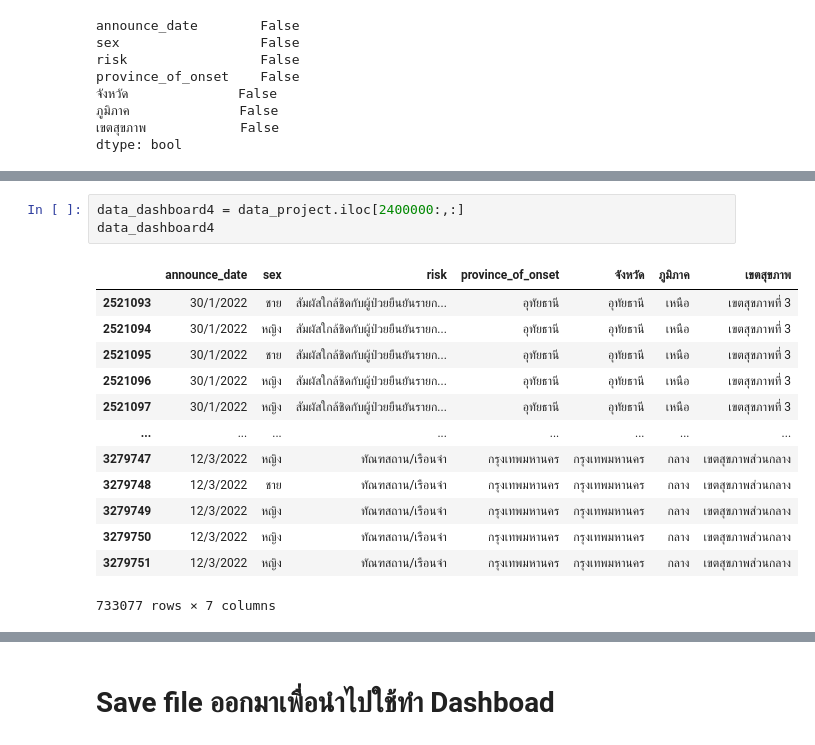
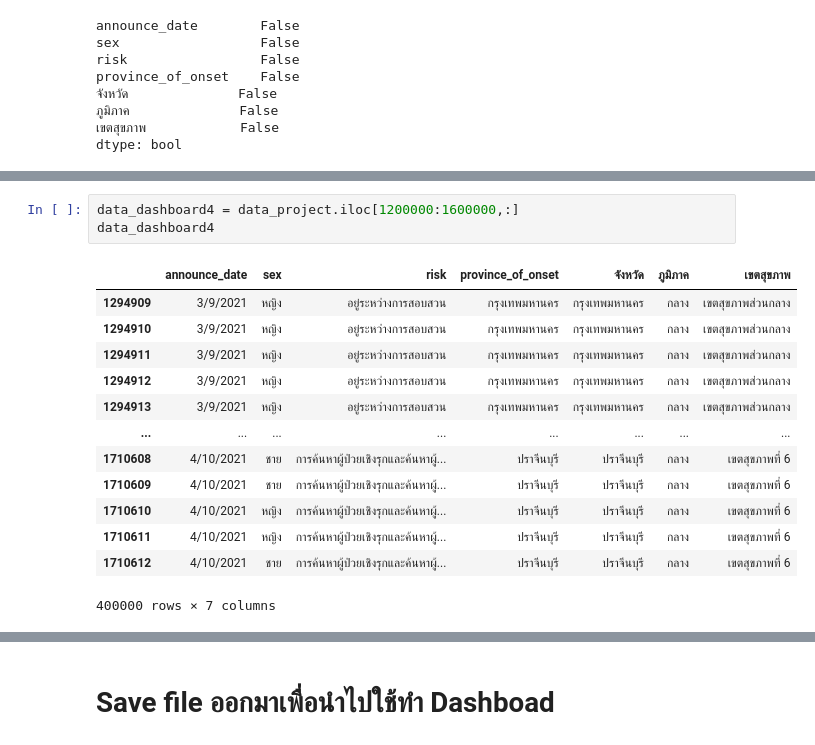
Before and after one commit to kittimaxz/data_viz_2022, a Jupyter notebook: Project.ipynb, the cells around one changed output, grey strips where cells are left out. Saved outputs shown, nothing was run; the diff lists cells and outputs as text.

```diff
--- a/Project.ipynb
+++ b/Project.ipynb
@@ -1129,17 +1114,17 @@ data_dashboard3
 # %%
-data_dashboard4 = data_project.iloc[2400000:,:]
+data_dashboard4 = data_project.iloc[1200000:1600000,:]
 data_dashboard4
 # %% [output]
 |  | announce_date | sex | risk | province_of_onset | จังหวัด | ภูมิภาค | เขตสุขภาพ |
-| 2521093 | 30/1/2022 | ชาย | สัมผัสใกล้ชิดกับผู้ป่วยยืนยันรายก... | อุทัยธานี | อุทัยธานี | เหนือ | เขตสุขภาพที่ 3 |
-| 2521094 | 30/1/2022 | หญิง | สัมผัสใกล้ชิดกับผู้ป่วยยืนยันรายก... | อุทัยธานี | อุทัยธานี | เหนือ | เขตสุขภาพที่ 3 |
-| 2521095 | 30/1/2022 | ชาย | สัมผัสใกล้ชิดกับผู้ป่วยยืนยันรายก... | อุทัยธานี | อุทัยธานี | เหนือ | เขตสุขภาพที่ 3 |
-| 2521096 | 30/1/2022 | หญิง | สัมผัสใกล้ชิดกับผู้ป่วยยืนยันรายก... | อุทัยธานี | อุทัยธานี | เหนือ | เขตสุขภาพที่ 3 |
-| 2521097 | 30/1/2022 | หญิง | สัมผัสใกล้ชิดกับผู้ป่วยยืนยันรายก... | อุทัยธานี | อุทัยธานี | เหนือ | เขตสุขภาพที่ 3 |
+| 1294909 | 3/9/2021 | หญิง | อยู่ระหว่างการสอบสวน | กรุงเทพมหานคร | กรุงเทพมหานคร | กลาง | เขตสุขภาพส่วนกลาง |
+| 1294910 | 3/9/2021 | หญิง | อยู่ระหว่างการสอบสวน | กรุงเทพมหานคร | กรุงเทพมหานคร | กลาง | เขตสุขภาพส่วนกลาง |
+| 1294911 | 3/9/2021 | หญิง | อยู่ระหว่างการสอบสวน | กรุงเทพมหานคร | กรุงเทพมหานคร | กลาง | เขตสุขภาพส่วนกลาง |
+| 1294912 | 3/9/2021 | หญิง | อยู่ระหว่างการสอบสวน | กรุงเทพมหานคร | กรุงเทพมหานคร | กลาง | เขตสุขภาพส่วนกลาง |
+| 1294913 | 3/9/2021 | หญิง | อยู่ระหว่างการสอบสวน | กรุงเทพมหานคร | กรุงเทพมหานคร | กลาง | เขตสุขภาพส่วนกลาง |
 | ... | ... | ... | ... | ... | ... | ... | ... |
-| 3279747 | 12/3/2022 | หญิง | ทัณฑสถาน/เรือนจำ | กรุงเทพมหานคร | กรุงเทพมหานคร | กลาง | เขตสุขภาพส่วนกลาง |
-| 3279748 | 12/3/2022 | ชาย | ทัณฑสถาน/เรือนจำ | กรุงเทพมหานคร | กรุงเทพมหานคร | กลาง | เขตสุขภาพส่วนกลาง |
-| 3279749 | 12/3/2022 | หญิง | ทัณฑสถาน/เรือนจำ | กรุงเทพมหานคร | กรุงเทพมหานคร | กลาง | เขตสุขภาพส่วนกลาง |
-| 3279750 | 12/3/2022 | หญิง | ทัณฑสถาน/เรือนจำ | กรุงเทพมหานคร | กรุงเทพมหานคร | กลาง | เขตสุขภาพส่วนกลาง |
-| 3279751 | 12/3/2022 | หญิง | ทัณฑสถาน/เรือนจำ | กรุงเทพมหานคร | กรุงเทพมหานคร | กลาง | เขตสุขภาพส่วนกลาง |
+| 1710608 | 4/10/2021 | ชาย | การค้นหาผู้ป่วยเชิงรุกและค้นหาผู้... | ปราจีนบุรี | ปราจีนบุรี | กลาง | เขตสุขภาพที่ 6 |
+| 1710609 | 4/10/2021 | ชาย | การค้นหาผู้ป่วยเชิงรุกและค้นหาผู้... | ปราจีนบุรี | ปราจีนบุรี | กลาง | เขตสุขภาพที่ 6 |
+| 1710610 | 4/10/2021 | หญิง | การค้นหาผู้ป่วยเชิงรุกและค้นหาผู้... | ปราจีนบุรี | ปราจีนบุรี | กลาง | เขตสุขภาพที่ 6 |
+| 1710611 | 4/10/2021 | หญิง | การค้นหาผู้ป่วยเชิงรุกและค้นหาผู้... | ปราจีนบุรี | ปราจีนบุรี | กลาง | เขตสุขภาพที่ 6 |
+| 1710612 | 4/10/2021 | ชาย | การค้นหาผู้ป่วยเชิงรุกและค้นหาผู้... | ปราจีนบุรี | ปราจีนบุรี | กลาง | เขตสุขภาพที่ 6 |
-733077 rows × 7 columns
+400000 rows × 7 columns
```
Also changed, not shown: parts of 14 cells of this notebook.
